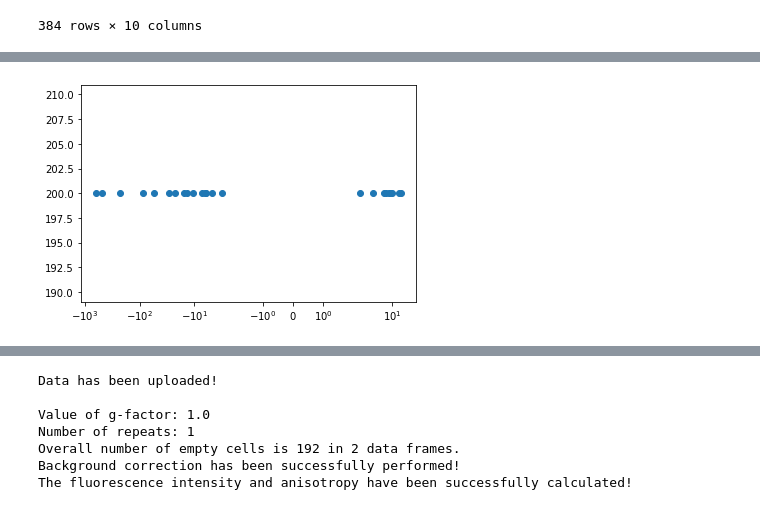
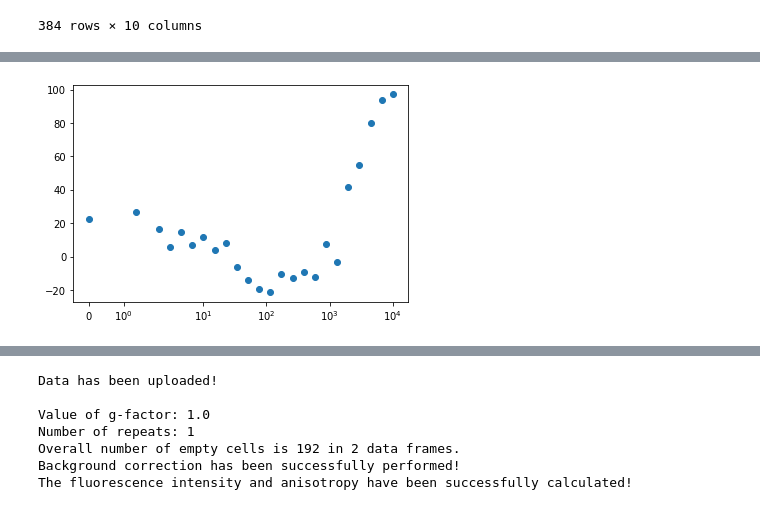
Before and after one commit to mariuszlas/Fluorescence-Anisotropy-Analysis-Development, a Jupyter notebook: fluorescenceanisotropy/fluores_anisotropy.ipynb, the cells around one changed output, grey strips where cells are left out. Cells and saved outputs as stored; diff of their text form; code cells hidden in the pictures.

```diff
--- a/fluorescenceanisotropy/fluores_anisotropy.ipynb
+++ b/fluorescenceanisotropy/fluores_anisotropy.ipynb
@@ -1086,8 +1145,7 @@ rmin = my_data1.final_fit.loc[('Hs-His6-PEX5C','Lissamine-YQSKL'), 'rmin']
 rmax = my_data1.final_fit.loc[('Hs-His6-PEX5C','Lissamine-YQSKL'), 'rmax']
 lam = my_data1.final_fit.loc[('Hs-His6-PEX5C','Lissamine-YQSKL'), "lambda"]
 # %%
-r['amount'] = ( ( (lam * (rmin-rmax)) / (r['mean'] - rmin) +1) **(-1) ) * 200
-r['tracer']=200
+r['amount'] = ( ( ( ( (1 * (rmax-rmin)) / (r['mean'] - rmin) ) )+1) **(-1)) * 200
 # %%
 r
 # %% [output]
@@ -1111,6 +1169,6 @@ r
 # %%
-plt.scatter(r['amount'], r['tracer'])
-ax = plt.gca()
-ax.set_xscale('symlog')
+plt.scatter(r['Protein Concentration'], r['amount'])
+axs = plt.gca()
+axs.set_xscale('symlog')
 # %% [output]
-[figure, old version]
+[figure, new version]
```
Also changed, not shown: parts of 27 cells of this notebook.
